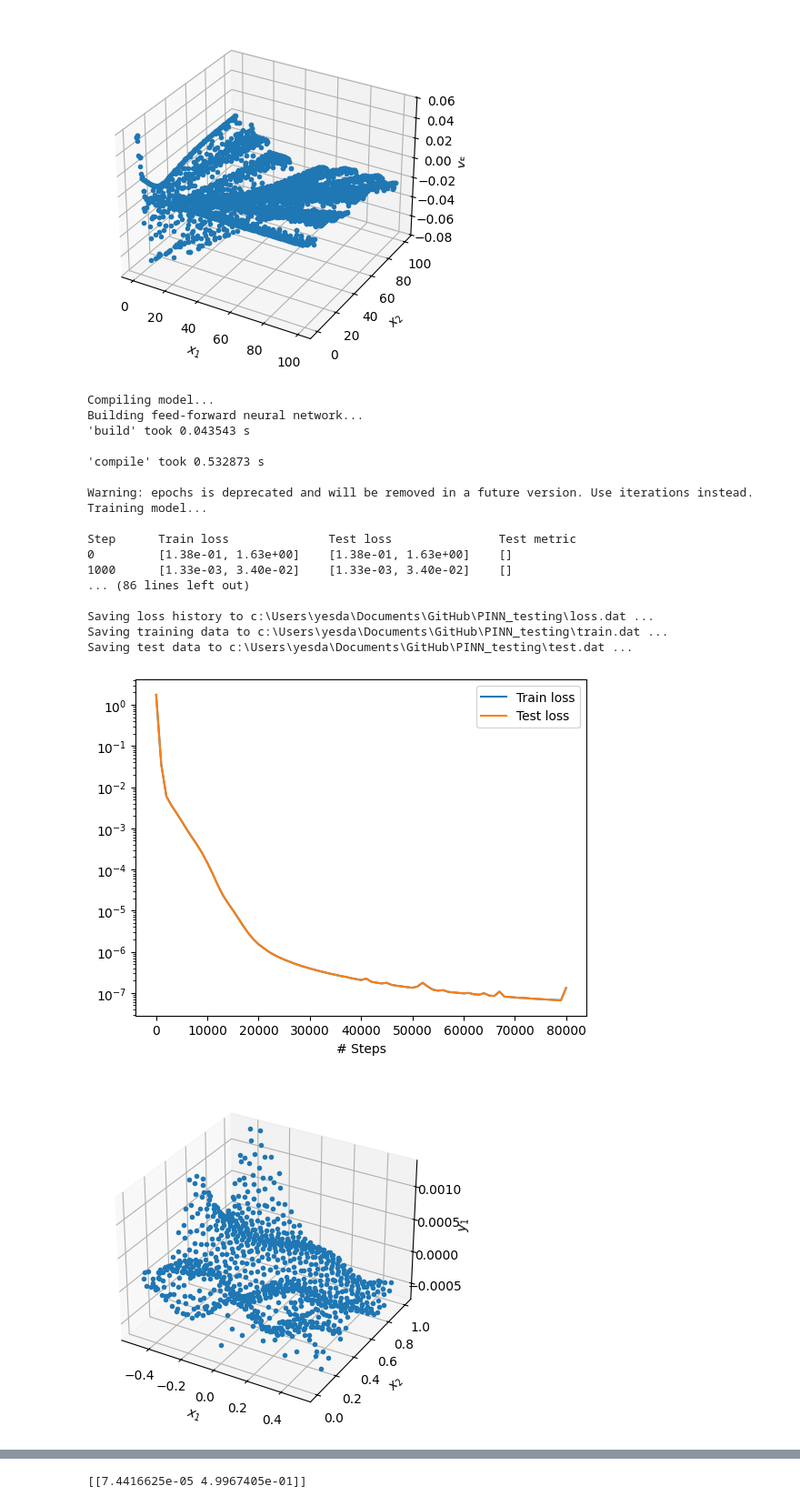
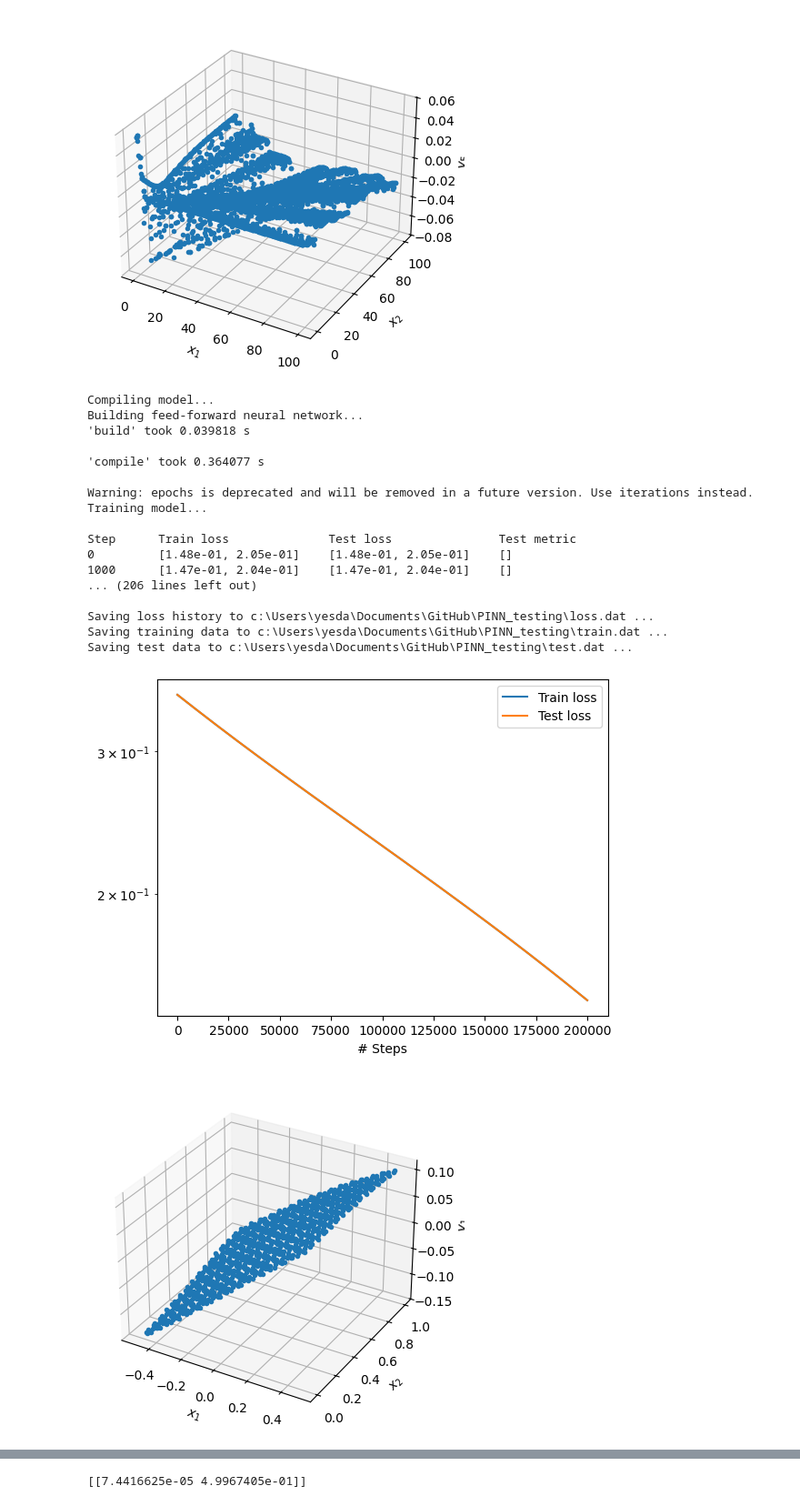
Before and after one commit to Daniel19993099/PINN_testing, a Jupyter notebook: PINN_0.3.1.ipynb, the cells around one changed output, grey strips where cells are left out. Shown at 91% size. Saved outputs shown, nothing was run; the diff lists cells and outputs as text; code cells hidden in the pictures.

```diff
--- a/PINN_0.3.1.ipynb
+++ b/PINN_0.3.1.ipynb
@@ -1170,41 +1170,47 @@ def pde(x, y):
 data = dde.data.PDE(
     geom,
     pde,
     [],
     num_domain=1000
 )
 
 # Neural Network
 net = dde.maps.FNN([2] + [32] * 4 + [2], "tanh", "Glorot uniform")
-
+initial_lr = 1e-7
 # Model
 model = dde.Model(data, net)
-
+def lr_schedule(epoch):
+    if epoch < 5000:
+        return initial_lr
+    elif epoch < 20000:
+        return initial_lr * 0.1
+    else:
+        return initial_lr * 0.01
 # Compile the Model
-model.compile("adam", lr=1e-5)
+model.compile("adam", lr=1e-8,loss_weights=[10,1])
 
 # Train the Model
-losshistory, train_state = model.train(epochs=80000, display_every=1000)
+losshistory, train_state = model.train(epochs=200000, display_every=1000)
 
 # Plot and Save Results
 dde.saveplot(losshistory, train_state, issave=True, isplot=True)
 # %% [output]
 Compiling model...
 Building feed-forward neural network...
-'build' took 0.043543 s
+'build' took 0.039818 s
 
-'compile' took 0.532873 s
+'compile' took 0.364077 s
 
 Warning: epochs is deprecated and will be removed in a future version. Use iterations instead.
 Training model...
 
 Step      Train loss              Test loss               Test metric
-0         [1.38e-01, 1.63e+00]    [1.38e-01, 1.63e+00]    []
-1000      [1.33e-03, 3.40e-02]    [1.33e-03, 3.40e-02]    []
-... (86 lines left out)
+0         [1.48e-01, 2.05e-01]    [1.48e-01, 2.05e-01]    []
+1000      [1.47e-01, 2.04e-01]    [1.47e-01, 2.04e-01]    []
+... (206 lines left out)
 
 Saving loss history to c:\Users\yesda\Documents\GitHub\PINN_testing\loss.dat ...
 Saving training data to c:\Users\yesda\Documents\GitHub\PINN_testing\train.dat ...
 Saving test data to c:\Users\yesda\Documents\GitHub\PINN_testing\test.dat ...
-[figure, old version]
+[figure, new version]
-[figure, old version]
+[figure, new version]
```
Also changed, not shown: parts of 2 cells of this notebook, 2 other files.
